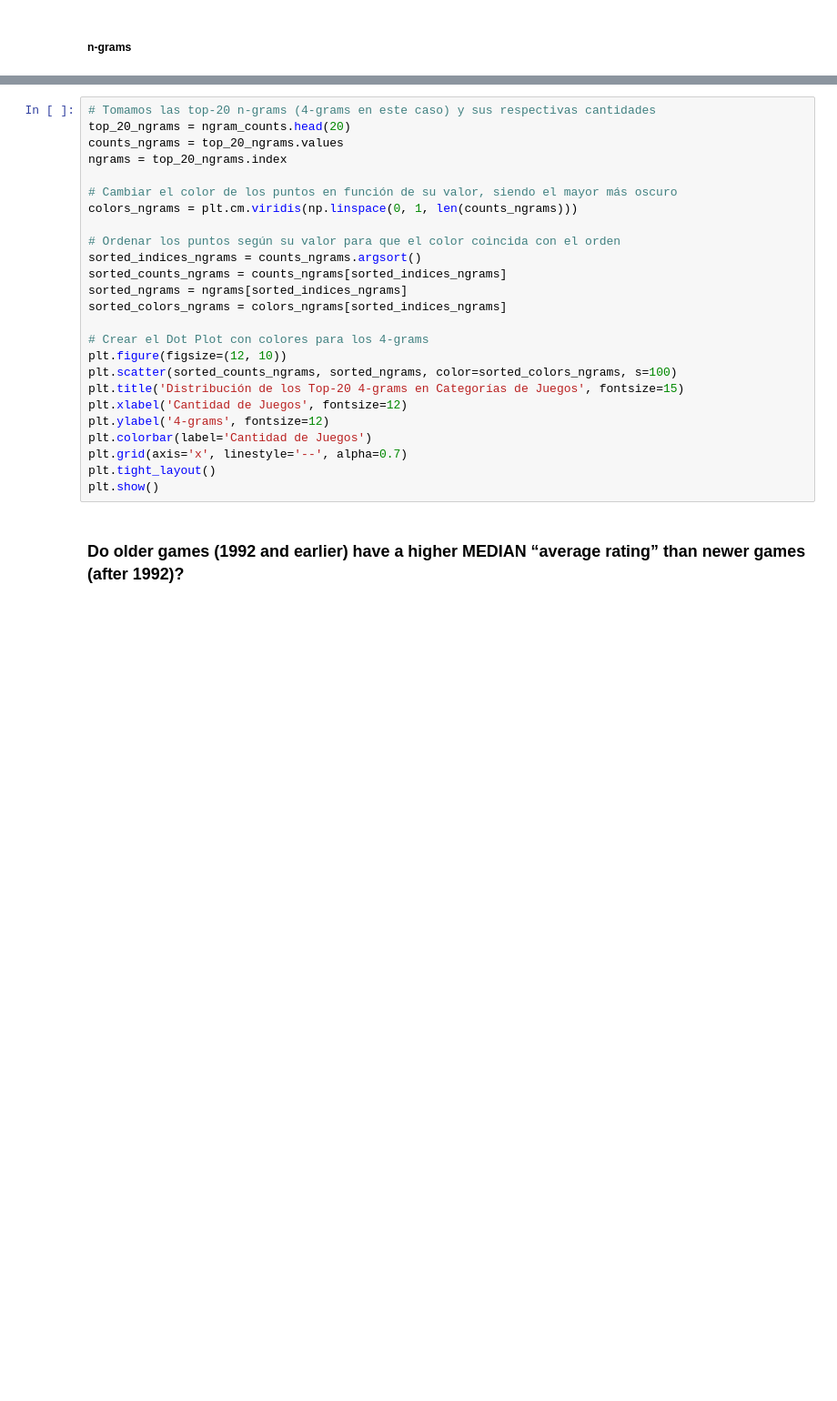
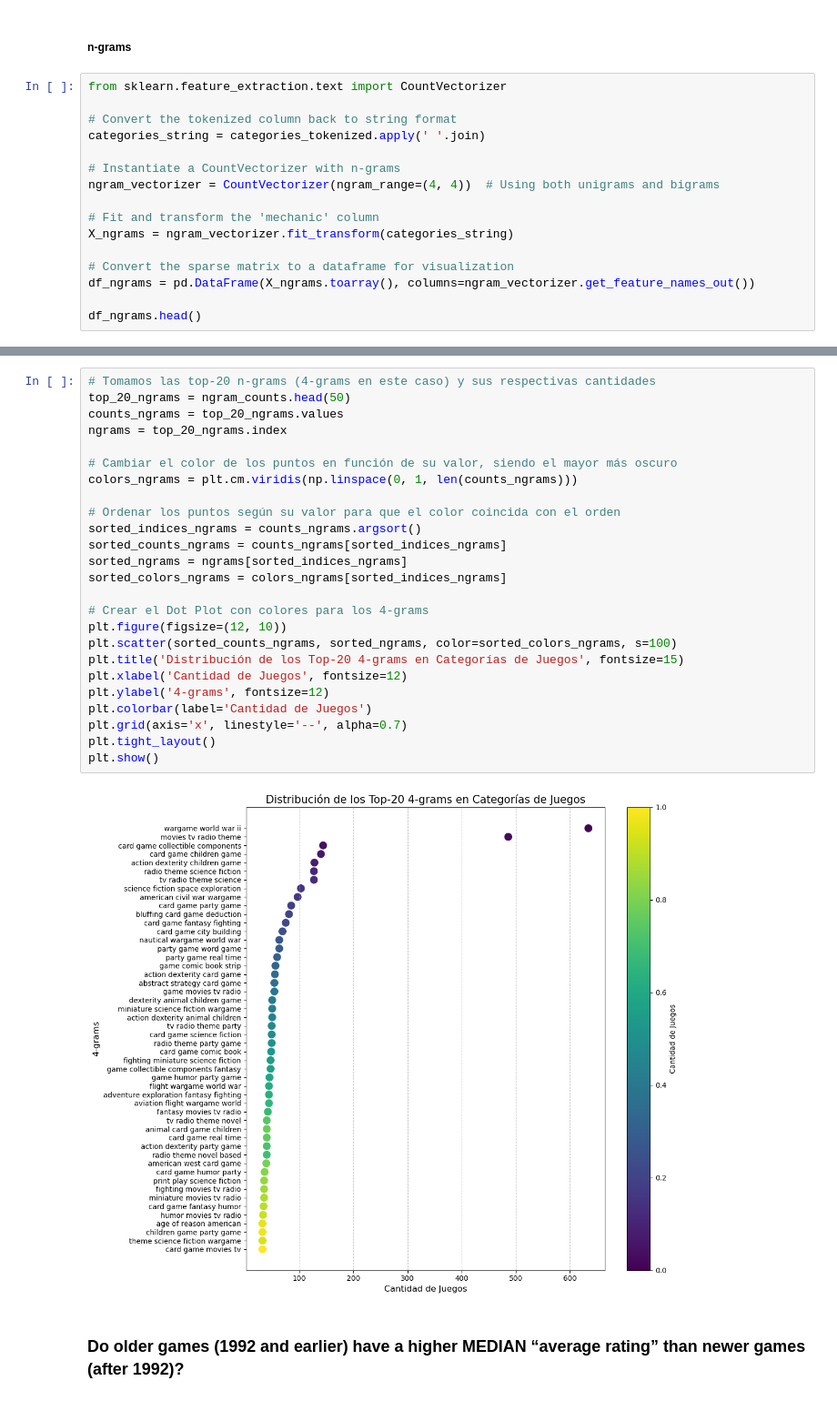
Before and after one commit to FJGM2023015/CA1_DVis_HDip_Lvl8-, a Jupyter notebook: Francisco_Gorigoitia_DVisHDip_CA1.ipynb, the cells around one changed output, grey strips where cells are left out. Shown at 91% size. Drawn from its saved outputs; the diff is of its cells as text; blank space fills up the shorter version.

```diff
--- a/Francisco_Gorigoitia_DVisHDip_CA1.ipynb
+++ b/Francisco_Gorigoitia_DVisHDip_CA1.ipynb
@@ -519,2 +599,18 @@ plt.show()
 # %% [markdown]
 ##### n-grams
+# %%
+from sklearn.feature_extraction.text import CountVectorizer
+
+# Convert the tokenized column back to string format
+categories_string = categories_tokenized.apply(' '.join)
+
+# Instantiate a CountVectorizer with n-grams
+ngram_vectorizer = CountVectorizer(ngram_range=(4, 4))  # Using both unigrams and bigrams
+
+# Fit and transform the 'mechanic' column
+X_ngrams = ngram_vectorizer.fit_transform(categories_string)
+
+# Convert the sparse matrix to a dataframe for visualization
+df_ngrams = pd.DataFrame(X_ngrams.toarray(), columns=ngram_vectorizer.get_feature_names_out())
+
+df_ngrams.head()
@@ -537,28 +648,30 @@ ngram_counts.head(20)
 # %%
 # Tomamos las top-20 n-grams (4-grams en este caso) y sus respectivas cantidades
-top_20_ngrams = ngram_counts.head(20)
+top_20_ngrams = ngram_counts.head(50)
 counts_ngrams = top_20_ngrams.values
 ngrams = top_20_ngrams.index
 
 # Cambiar el color de los puntos en función de su valor, siendo el mayor más oscuro
 colors_ngrams = plt.cm.viridis(np.linspace(0, 1, len(counts_ngrams)))
 
 # Ordenar los puntos según su valor para que el color coincida con el orden
 sorted_indices_ngrams = counts_ngrams.argsort()
 sorted_counts_ngrams = counts_ngrams[sorted_indices_ngrams]
 sorted_ngrams = ngrams[sorted_indices_ngrams]
 sorted_colors_ngrams = colors_ngrams[sorted_indices_ngrams]
 
 # Crear el Dot Plot con colores para los 4-grams
 plt.figure(figsize=(12, 10))
 plt.scatter(sorted_counts_ngrams, sorted_ngrams, color=sorted_colors_ngrams, s=100)
 plt.title('Distribución de los Top-20 4-grams en Categorías de Juegos', fontsize=15)
 plt.xlabel('Cantidad de Juegos', fontsize=12)
 plt.ylabel('4-grams', fontsize=12)
 plt.colorbar(label='Cantidad de Juegos')
 plt.grid(axis='x', linestyle='--', alpha=0.7)
 plt.tight_layout()
 plt.show()
+# %% [output]
+[figure, added]
 # %% [markdown]
 ### Do older games (1992 and earlier) have a higher MEDIAN “average rating” than newer games (after 1992)?
 # %%
```
Also changed, not shown: parts of 26 cells of this notebook.
